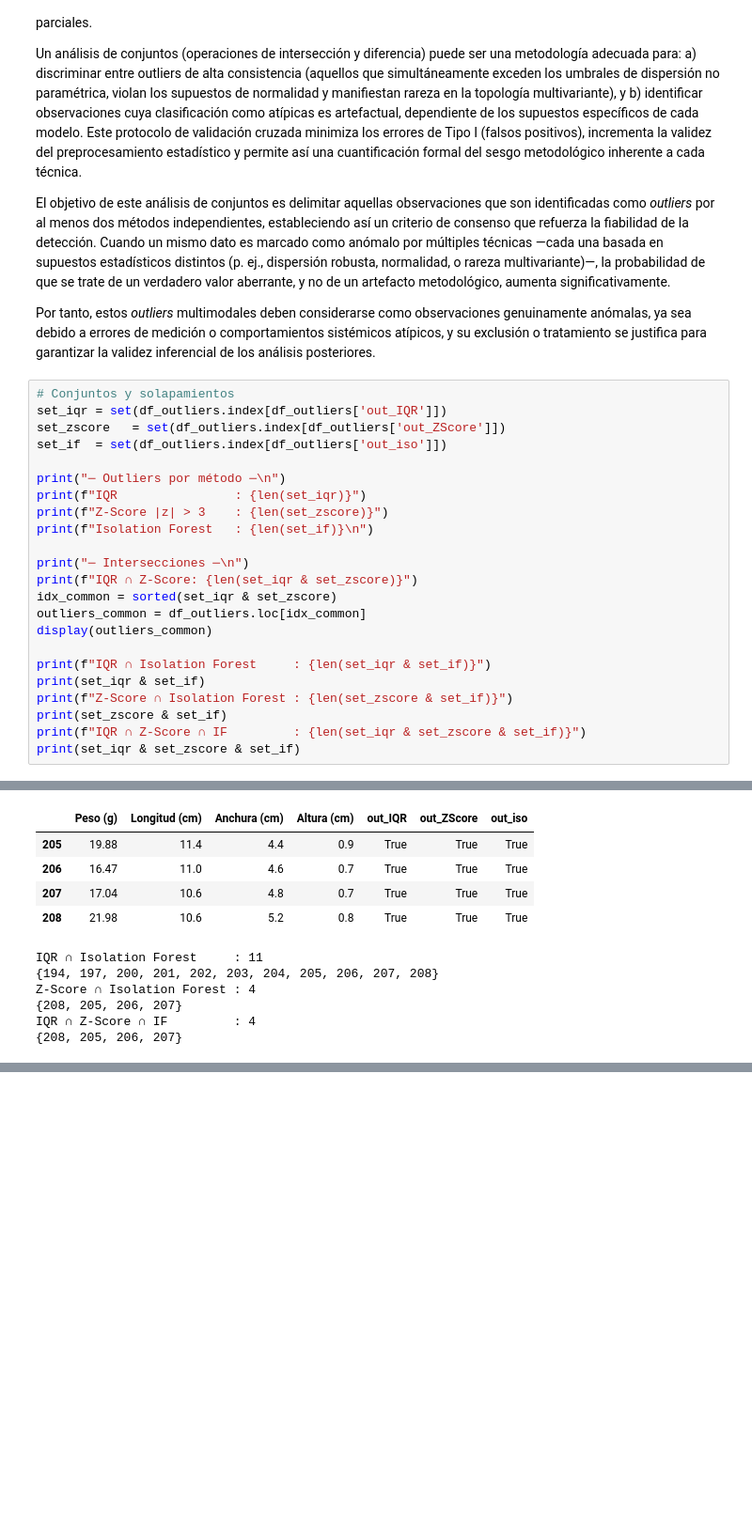
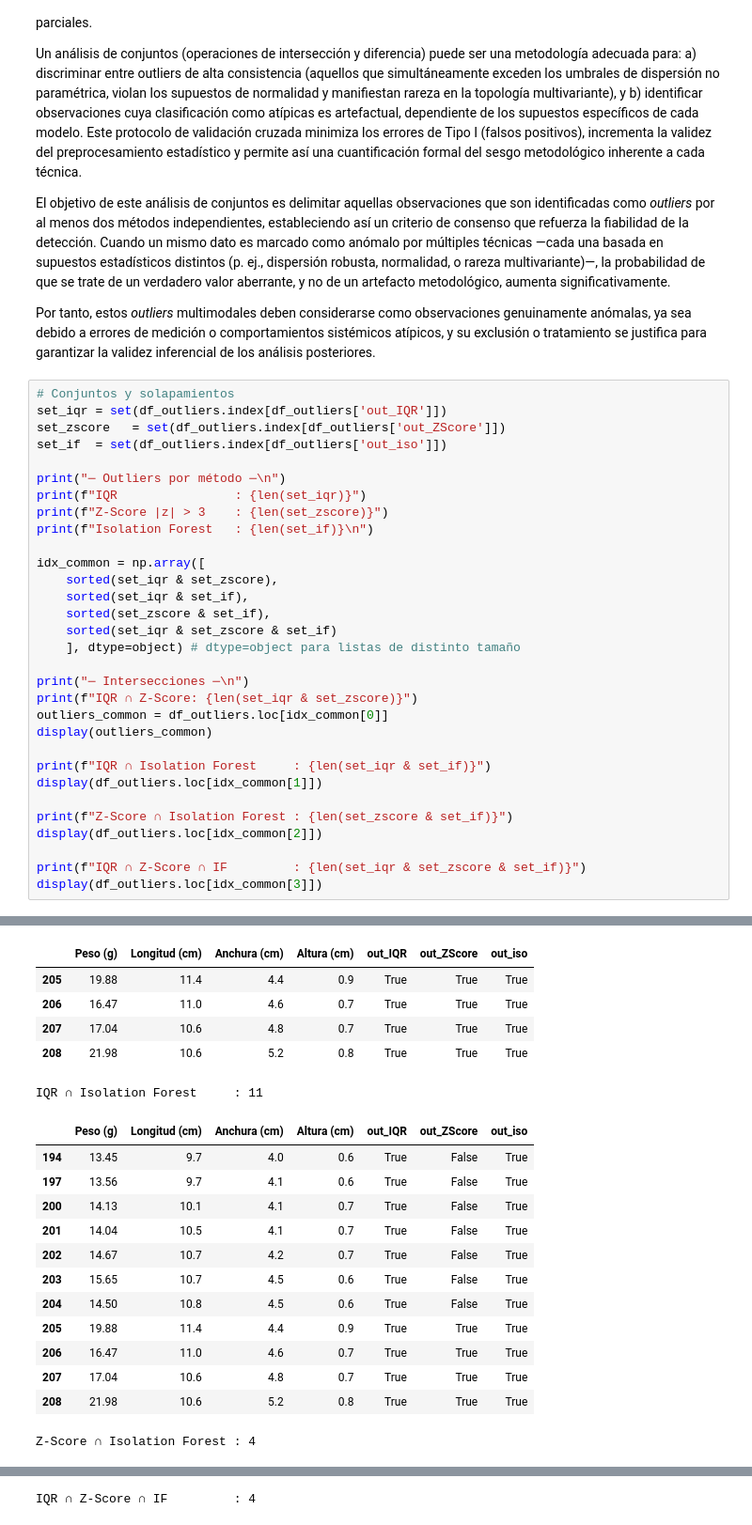
Before and after one commit to jalosu/FLATCLASS, a Jupyter notebook: content/01/Optimizacion.ipynb, the cells around one changed output, grey strips where cells are left out. Shown: that part at 94% size. Saved outputs shown, nothing was run; the diff lists cells and outputs as text; blank space fills up the shorter version.

```diff
--- a/content/01/Optimizacion.ipynb
+++ b/content/01/Optimizacion.ipynb
@@ -344,40 +344,56 @@ set_zscore   = set(df_outliers.index[df_outliers['out_ZScore']])
 set_if  = set(df_outliers.index[df_outliers['out_iso']])
 
 print("─ Outliers por método ─\n")
 print(f"IQR                : {len(set_iqr)}")
 print(f"Z-Score |z| > 3    : {len(set_zscore)}")
 print(f"Isolation Forest   : {len(set_if)}\n")
 
+idx_common = np.array([
+    sorted(set_iqr & set_zscore),
+    sorted(set_iqr & set_if),
+    sorted(set_zscore & set_if),
+    sorted(set_iqr & set_zscore & set_if)
+    ], dtype=object) # dtype=object para listas de distinto tamaño
+
 print("─ Intersecciones ─\n")
 print(f"IQR ∩ Z-Score: {len(set_iqr & set_zscore)}")
-idx_common = sorted(set_iqr & set_zscore)
-outliers_common = df_outliers.loc[idx_common]
+outliers_common = df_outliers.loc[idx_common[0]]
 display(outliers_common)
 
 print(f"IQR ∩ Isolation Forest     : {len(set_iqr & set_if)}")
-print(set_iqr & set_if)
+display(df_outliers.loc[idx_common[1]])
+
 print(f"Z-Score ∩ Isolation Forest : {len(set_zscore & set_if)}")
-print(set_zscore & set_if)
+display(df_outliers.loc[idx_common[2]])
+
 print(f"IQR ∩ Z-Score ∩ IF         : {len(set_iqr & set_zscore & set_if)}")
-print(set_iqr & set_zscore & set_if)
+display(df_outliers.loc[idx_common[3]])
 # %% [output]
 ─ Outliers por método ─
 
 IQR                : 11
 Z-Score |z| > 3    : 4
 Isolation Forest   : 36
 
 ─ Intersecciones ─
 
 IQR ∩ Z-Score: 4
 |  | Peso (g) | Longitud (cm) | Anchura (cm) | Altura (cm) | out_IQR | out_ZScore | out_iso |
 | 205 | 19.88 | 11.4 | 4.4 | 0.9 | True | True | True |
 | 206 | 16.47 | 11.0 | 4.6 | 0.7 | True | True | True |
 | 207 | 17.04 | 10.6 | 4.8 | 0.7 | True | True | True |
 | 208 | 21.98 | 10.6 | 5.2 | 0.8 | True | True | True |
 IQR ∩ Isolation Forest     : 11
-{194, 197, 200, 201, 202, 203, 204, 205, 206, 207, 208}
-Z-Score ∩ Isolation Forest : 4
-{208, 205, 206, 207}
-IQR ∩ Z-Score ∩ IF         : 4
-{208, 205, 206, 207}
+|  | Peso (g) | Longitud (cm) | Anchura (cm) | Altura (cm) | out_IQR | out_ZScore | out_iso |
+| 194 | 13.45 | 9.7 | 4.0 | 0.6 | True | False | True |
+| 197 | 13.56 | 9.7 | 4.1 | 0.6 | True | False | True |
+| 200 | 14.13 | 10.1 | 4.1 | 0.7 | True | False | True |
+| 201 | 14.04 | 10.5 | 4.1 | 0.7 | True | False | True |
+| 202 | 14.67 | 10.7 | 4.2 | 0.7 | True | False | True |
+| 203 | 15.65 | 10.7 | 4.5 | 0.6 | True | False | True |
+| 204 | 14.50 | 10.8 | 4.5 | 0.6 | True | False | True |
+| 205 | 19.88 | 11.4 | 4.4 | 0.9 | True | True | True |
+| 206 | 16.47 | 11.0 | 4.6 | 0.7 | True | True | True |
+| 207 | 17.04 | 10.6 | 4.8 | 0.7 | True | True | True |
+| 208 | 21.98 | 10.6 | 5.2 | 0.8 | True | True | True |
+Z-Score ∩ Isolation Forest : 4
@@ -383,0 +405 @@ IQR ∩ Z-Score ∩ IF         : 4
+IQR ∩ Z-Score ∩ IF         : 4
```
Also changed, not shown: parts of 2 cells of this notebook.
